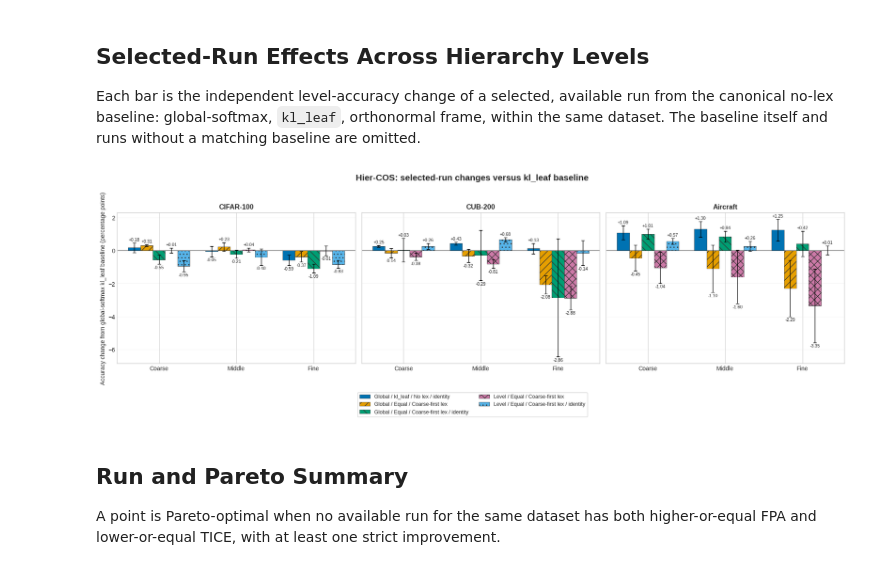
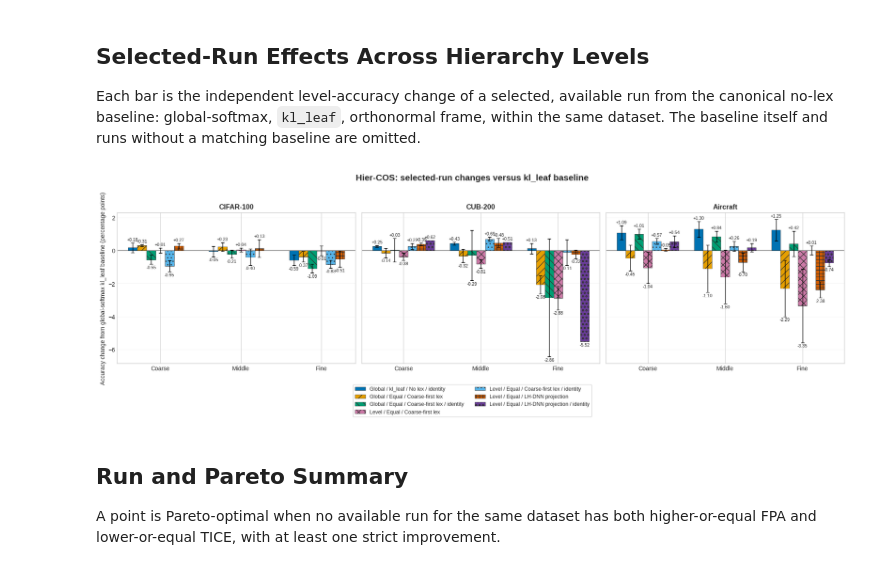
Before and after one commit to Gianma23/lexicographic_deep_learning_detailed_study, a Jupyter notebook: analysis/hiercos_current_runs/hiercos_current_plots.ipynb, the cells around one changed output. Saved outputs shown, nothing was run; the diff lists cells and outputs as text; code cells hidden in the pictures.

```diff
--- a/analysis/hiercos_current_runs/hiercos_current_plots.ipynb
+++ b/analysis/hiercos_current_runs/hiercos_current_plots.ipynb
@@ -24,6 +26,8 @@ plt.style.use('seaborn-v0_8-whitegrid')
 
 OUTPUTS_ROOT = Path('/scratch/g.saggini1/outputs')
 SAVE_FIGURES = False
+INCLUDE_BN_LINEAR = False
+INCLUDE_LHDNN_PROJECTION = True
 FIGURE_DIR = OUTPUTS_ROOT / 'analysis' / 'hiercos_current_runs'
 
 DATASETS = {
@@ -33,9 +37,11 @@ DATASETS = {
 }
 
 RUN_REQUESTS = [
-    # Add runs as: (softmax, weighting, priority[, frame[, variant[, dataset_filter]]]).
+    # Add runs as: (softmax, weighting, priority[, frame[, transform[, backbone[, dataset_filter]]]]).
     # softmax: 'global' or 'level'; weighting: 'equal' or 'kl_leaf';
-    # priority: 'no_lex', 'coarse_first', or 'fine_first'; frame: 'orthonormal' or 'identity'.
+    # priority: 'no_lex', 'coarse_first', 'fine_first', or 'projection';
+    # projection is available only with level softmax; frame: 'orthonormal' or 'identity';
+    # transform: 'full', 'bn_linear', or 'final_only'.
     #('global', 'equal', 'no_lex'),
     ('global', 'kl_leaf', 'no_lex'),
     ('global', 'kl_leaf', 'no_lex', 'identity'),
@@ -48,8 +54,21 @@ RUN_REQUESTS = [
     ('level', 'equal', 'coarse_first'),
     ('level', 'equal', 'coarse_first', 'identity'),
     # ('level', 'kl_leaf', 'coarse_first'),
-    ('global', 'kl_leaf', 'no_lex', 'identity', 'resnet50', {'cifar100'}),
+    ('global', 'kl_leaf', 'no_lex', 'identity', 'full', 'resnet50', {'cifar100'}),
 ]
+
+if INCLUDE_BN_LINEAR:
+    RUN_REQUESTS.extend([
+        ('global', 'equal', 'coarse_first', 'orthonormal', 'bn_linear'),
+        ('level', 'equal', 'coarse_first', 'orthonormal', 'bn_linear'),
+        ('level', 'equal', 'coarse_first', 'identity', 'bn_linear'),
+    ])
+
+if INCLUDE_LHDNN_PROJECTION:
+    RUN_REQUESTS.extend([
+        ('level', 'equal', 'projection'),
+        ('level', 'equal', 'projection', 'identity'),
+    ])
 
 SOFTMAX_SPECS = {
     'global': {'loss': 'global_softmax_ce_reg', 'label': 'Global', 'code': 'G'},
@@ -57,10 +76,12 @@ SOFTMAX_SPECS = {
 }
 
 LOSS_COLORS = {'Global': '#0072B2', 'Level': '#D55E00'}
-MODE_LABELS = {'no_lex': 'No lex', 'coarse_first': 'Coarse-first lex', 'fine_first': 'Fine-first lex'}
-MODE_CODES = {'no_lex': 'N', 'coarse_first': 'C', 'fine_first': 'F'}
+MODE_LABELS = {'no_lex': 'No lex', 'coarse_first': 'Coarse-first lex', 'fine_first': 'Fine-first lex', 'projection': 'LH-DNN projection'}
+MODE_CODES = {'no_lex': 'N', 'coarse_first': 'C', 'fine_first': 'F', 'projection': 'P'}
 WEIGHT_CODES = {'equal': 'E', 'kl_leaf': 'K'}
 WEIGHT_LABELS = {'equal': 'Equal', 'kl_leaf': 'kl_leaf'}
+TRANSFORM_CODES = {'full': '', 'bn_linear': '/BN-L', 'final_only': '/FO'}
+TRANSFORM_LABELS = {'full': 'Full', 'bn_linear': 'BN+Linear', 'final_only': 'Final only'}
 
 if SAVE_FIGURES:
     FIGURE_DIR.mkdir(parents=True, exist_ok=True)
@@ -375,7 +415,9 @@ def bar_comparison_label(run):
     parts = [run['loss_label'], run['weight_label'], run['mode_label']]
     if run['frame'] == 'identity':
         parts.append('identity')
-    if run.get('variant') == 'resnet50':
+    if run['transform_mode'] != 'full':
+        parts.append(TRANSFORM_LABELS[run['transform_mode']])
+    if run.get('backbone_variant') == 'resnet50':
         parts.append('ResNet-50')
     return ' / '.join(parts)
 
@@ -422,34 +464,34 @@ for ax, dataset in zip(axes, DATASETS.values()):
         deltas = delta_samples.mean(axis=0)
         delta_stds = delta_samples.std(axis=0, ddof=1) if len(common_seeds) > 1 else np.full(3, np.nan)
         positions = x + (index - (len(comparison_specs) - 1) / 2) * width
         yerr = delta_stds if np.all(np.isfinite(delta_stds)) else None
         bars = ax.bar(
             positions, deltas, width=width, color=spec['color'], hatch=spec['hatch'],
             edgecolor='#333333', linewidth=0.5, label=spec['label'], zorder=2,
             yerr=yerr, capsize=3, error_kw={'linewidth': 1.0},
         )
         ax.bar_label(bars, fmt='%+.2f', fontsize=7.5, padding=2)
     ax.axhline(0, color='#333333', linewidth=1)
     ax.set_title(dataset, fontweight='bold')
     ax.set_xticks(x, level_labels)
     ax.grid(True, axis='y', alpha=0.25)
 axes[0].set_ylabel('Accuracy change from global-softmax kl_leaf baseline (percentage points)')
 handles = [
     plt.Rectangle(
         (0, 0), 1, 1, facecolor=spec['color'], hatch=spec['hatch'],
         edgecolor='#333333', linewidth=0.5, label=spec['label'],
     )
     for spec in comparison_specs
 ]
 fig.legend(
     handles=handles, loc='lower center', ncol=2,
     bbox_to_anchor=(0.5, -0.08), frameon=True, fontsize=9,
 )
 fig.suptitle('Hier-COS: selected-run changes versus kl_leaf baseline', fontsize=15, fontweight='bold')
 fig.tight_layout(rect=(0, 0.10, 1, 0.94))
 save_or_show(fig, 'level_accuracy_matched_lex_deltas.svg')
 # %% [output]
-[figure, old version]
+[figure, new version]
 # %% [markdown]
 ## Run and Pareto Summary
 
```
Also changed, not shown: parts of 5 cells of this notebook, 39 other files.
